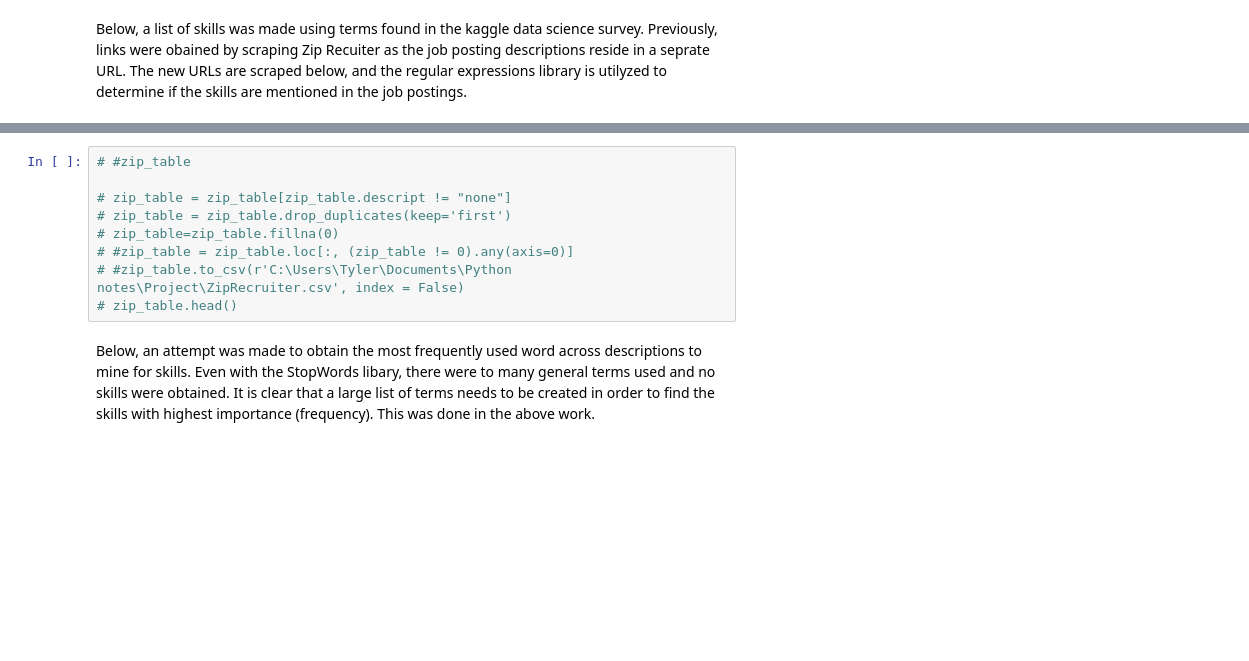
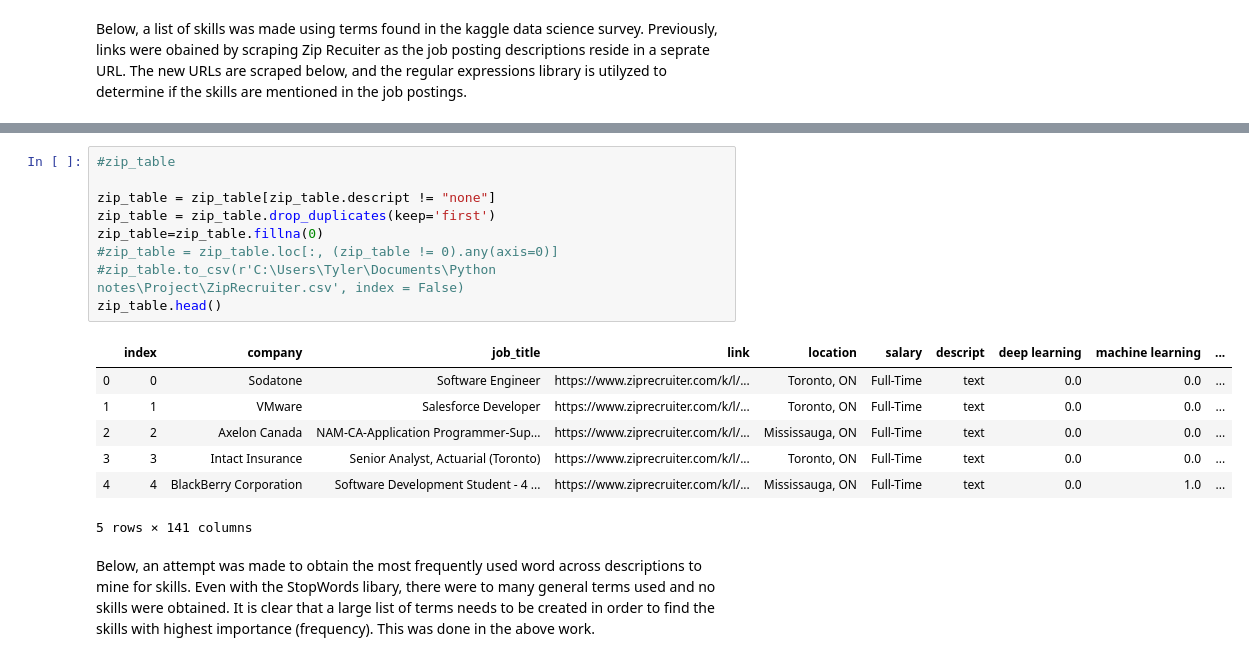
Before and after one commit to TylerRankin/Web-Scrapping-ZipRecruiter, a Jupyter notebook: ZipRecruiter.ipynb, the cells around one changed output, grey strips where cells are left out. Drawn from its saved outputs; the diff is of its cells as text; blank space fills up the shorter version.

```diff
--- a/ZipRecruiter.ipynb
+++ b/ZipRecruiter.ipynb
@@ -168,12 +214,20 @@ Below, a list of skills was made using terms found in the kaggle data science su
 # %%
-# #zip_table
+#zip_table
 
-# zip_table = zip_table[zip_table.descript != "none"]
-# zip_table = zip_table.drop_duplicates(keep='first')
-# zip_table=zip_table.fillna(0)
-# #zip_table = zip_table.loc[:, (zip_table != 0).any(axis=0)]
-# #zip_table.to_csv(r'C:\Users\Tyler\Documents\Python notes\Project\ZipRecruiter.csv', index = False)
-# zip_table.head()
+zip_table = zip_table[zip_table.descript != "none"]
+zip_table = zip_table.drop_duplicates(keep='first')
+zip_table=zip_table.fillna(0)
+#zip_table = zip_table.loc[:, (zip_table != 0).any(axis=0)]
+#zip_table.to_csv(r'C:\Users\Tyler\Documents\Python notes\Project\ZipRecruiter.csv', index = False)
+zip_table.head()
+# %% [output]
+|  | index | company | job_title | link | location | salary | descript | deep learning | machine learning | ... |
+| 0 | 0 | Sodatone | Software Engineer | https://www.ziprecruiter.com/k/l/... | Toronto, ON | Full-Time | text | 0.0 | 0.0 | ... |
+| 1 | 1 | VMware | Salesforce Developer | https://www.ziprecruiter.com/k/l/... | Toronto, ON | Full-Time | text | 0.0 | 0.0 | ... |
+| 2 | 2 | Axelon Canada | NAM-CA-Application Programmer-Sup... | https://www.ziprecruiter.com/k/l/... | Mississauga, ON | Full-Time | text | 0.0 | 0.0 | ... |
+| 3 | 3 | Intact Insurance | Senior Analyst, Actuarial (Toronto) | https://www.ziprecruiter.com/k/l/... | Toronto, ON | Full-Time | text | 0.0 | 0.0 | ... |
+| 4 | 4 | BlackBerry Corporation | Software Development Student - 4 ... | https://www.ziprecruiter.com/k/l/... | Mississauga, ON | Full-Time | text | 0.0 | 1.0 | ... |
+5 rows × 141 columns
 # %% [markdown]
 Below, an attempt was made to obtain the most frequently used word across descriptions to mine for skills. Even with the StopWords libary, there were to many general terms used and no skills were obtained. It is clear that a large list of terms needs to be created in order to find the skills with highest importance (frequency). This was done in the above work.
 # %%
```
Also changed, not shown: parts of 4 cells of this notebook.
